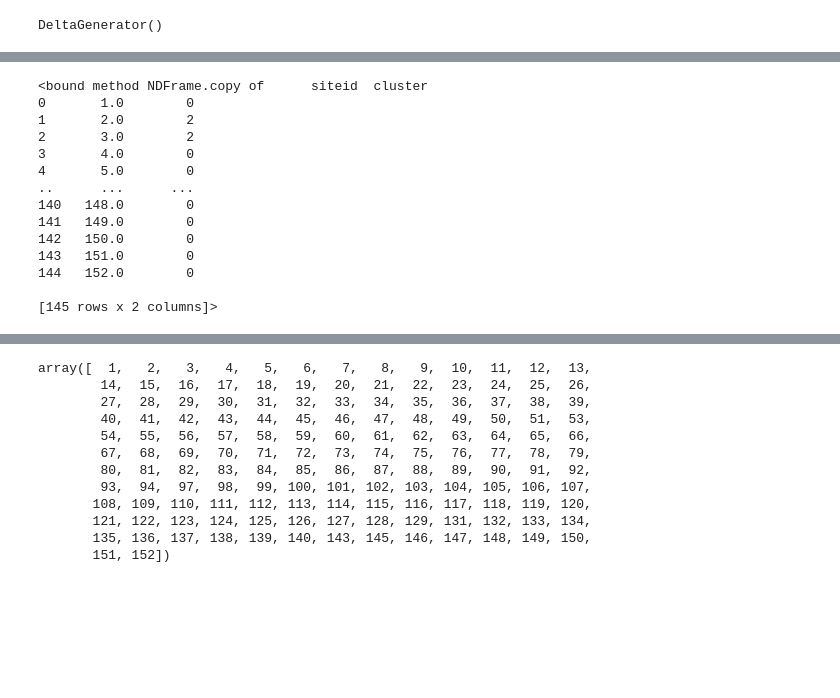
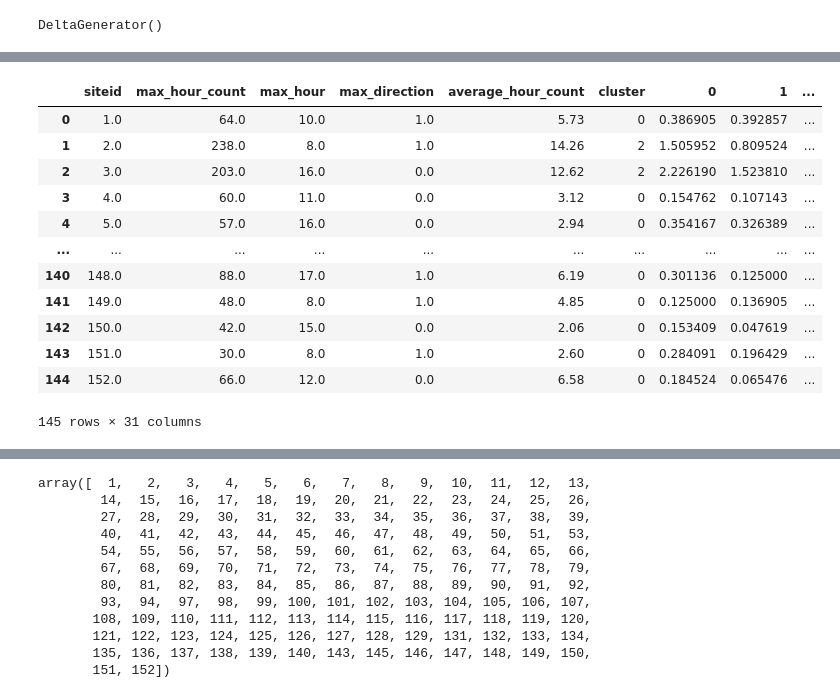
Before and after one commit to aposey11/Modern-Data-Analytics, a Jupyter notebook: MDA_work.ipynb, the cells around one changed output, grey strips where cells are left out. Cells and saved outputs as stored; diff of their text form; code cells hidden in the pictures; blank space fills up the shorter version.

```diff
--- a/MDA_work.ipynb
+++ b/MDA_work.ipynb
@@ -436 +460,17 @@ sites.insert(loc=1, column='cluster_new', value=df2['cluster'])
+# %%
+df2
+# %% [output]
+|  | siteid | max_hour_count | max_hour | max_direction | average_hour_count | cluster | 0 | 1 | ... |
+| 0 | 1.0 | 64.0 | 10.0 | 1.0 | 5.73 | 0 | 0.386905 | 0.392857 | ... |
+| 1 | 2.0 | 238.0 | 8.0 | 1.0 | 14.26 | 2 | 1.505952 | 0.809524 | ... |
+| 2 | 3.0 | 203.0 | 16.0 | 0.0 | 12.62 | 2 | 2.226190 | 1.523810 | ... |
+| 3 | 4.0 | 60.0 | 11.0 | 0.0 | 3.12 | 0 | 0.154762 | 0.107143 | ... |
+| 4 | 5.0 | 57.0 | 16.0 | 0.0 | 2.94 | 0 | 0.354167 | 0.326389 | ... |
+| ... | ... | ... | ... | ... | ... | ... | ... | ... | ... |
+| 140 | 148.0 | 88.0 | 17.0 | 1.0 | 6.19 | 0 | 0.301136 | 0.125000 | ... |
+| 141 | 149.0 | 48.0 | 8.0 | 1.0 | 4.85 | 0 | 0.125000 | 0.136905 | ... |
+| 142 | 150.0 | 42.0 | 15.0 | 0.0 | 2.06 | 0 | 0.153409 | 0.047619 | ... |
+| 143 | 151.0 | 30.0 | 8.0 | 1.0 | 2.60 | 0 | 0.284091 | 0.196429 | ... |
+| 144 | 152.0 | 66.0 | 12.0 | 0.0 | 6.58 | 0 | 0.184524 | 0.065476 | ... |
+145 rows × 31 columns
 # %%
@@ -440,17 +477,0 @@ sites_updated_export = sites_updated.copy
-# %%
-sites_updated_export
-# %% [output]
-<bound method NDFrame.copy of      siteid  cluster
-0       1.0        0
-1       2.0        2
-2       3.0        2
-3       4.0        0
-4       5.0        0
-..      ...      ...
-140   148.0        0
-141   149.0        0
-142   150.0        0
-143   151.0        0
-144   152.0        0
-
-[145 rows x 2 columns]>
```
Also changed, not shown: parts of 8 cells of this notebook, 2 other files.
